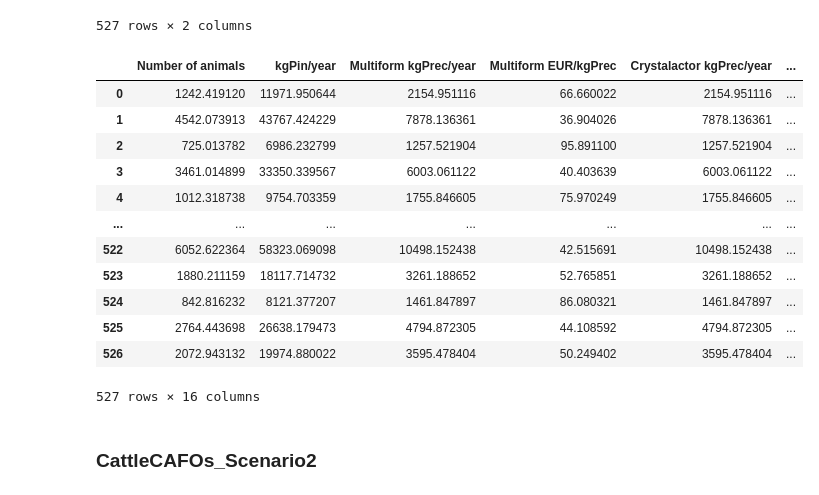
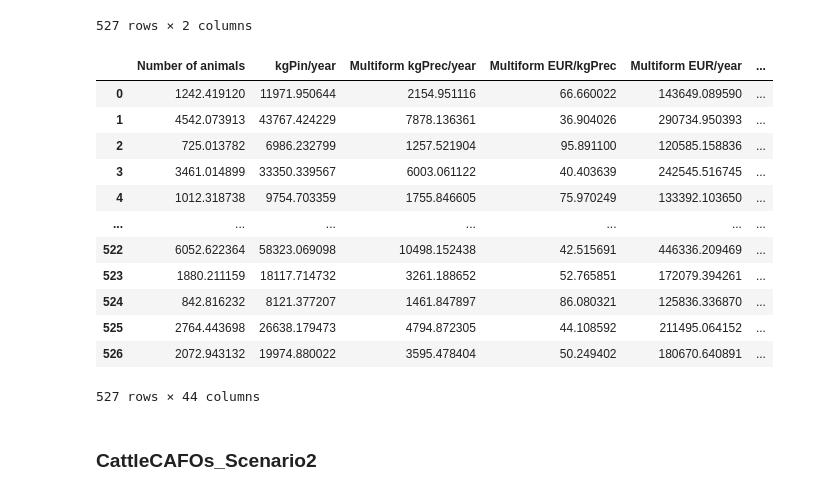
Before and after one commit to emartinher-ULaval/Ontario_P-FlowsRecovery, a Jupyter notebook: Data/PRecoeryOntario.ipynb, the cells around one changed output. Cells and saved outputs as stored; diff of their text form; code cells hidden in the pictures.

Commit message:
Costs ongoing

```diff
--- a/Data/PRecoeryOntario.ipynb
+++ b/Data/PRecoeryOntario.ipynb
@@ -97,38 +97,57 @@ CattleCAFOs_Scenario1
 # %%
 PRecovery_CattleCAFOs_Scenario1 = CattleCAFOs_Scenario1.copy()
 
 PFlow_Type = 'LiquidManure'
 
 SpecPRecCost_Param_LiquidManure = SpecPRecCost_Param.filter(regex=PFlow_Type)
 
 # for index, row in SpecPRecCost_Param_LiquidManure.iterrows():
 for tech in SpecPRecCost_Param_LiquidManure.columns:
     name = tech.rsplit('-')[0]
     PRecovery_CattleCAFOs_Scenario1[name + ' kgPrec/year'] = (PRecovery_CattleCAFOs_Scenario1['kgPin/year']*
                                                               SpecPRecCost_Param_LiquidManure.loc['RecoveryEfficiency'][tech])
 
     TechParam = SpecPRecCost_Param.iloc[1:][tech].dropna().to_list()
 
     PRecovery_CattleCAFOs_Scenario1[name + ' EUR/kgPrec'] = SpecPRecCost(PFlow_Type, name, PRecovery_CattleCAFOs_Scenario1[name + ' kgPrec/year'],
                                                                          i=0.05, n=20, param=TechParam)
 
+    PRecovery_CattleCAFOs_Scenario1[name + ' EUR/year'] = PRecovery_CattleCAFOs_Scenario1[name + ' EUR/kgPrec']*PRecovery_CattleCAFOs_Scenario1[name + ' kgPrec/year']
+
+PFlow_Type = 'SolidManure'
+
+SpecPRecCost_Param_SolidManure = SpecPRecCost_Param.filter(regex=PFlow_Type)
+
+# for index, row in SpecPRecCost_Param_LiquidManure.iterrows():
+for tech in SpecPRecCost_Param_SolidManure.columns:
+    name = tech.rsplit('-')[0]
+    PRecovery_CattleCAFOs_Scenario1[name + ' kgPrec/year'] = (PRecovery_CattleCAFOs_Scenario1['kgPin/year']*
+                                                              SpecPRecCost_Param_SolidManure.loc['RecoveryEfficiency'][tech])
+
+    TechParam = SpecPRecCost_Param.iloc[1:][tech].dropna().to_list()
+
+    PRecovery_CattleCAFOs_Scenario1[name + ' EUR/kgPrec'] = SpecPRecCost(PFlow_Type, name, PRecovery_CattleCAFOs_Scenario1[name + ' kgPrec/year'],
+                                                                         i=0.05, n=20, param=TechParam)
+
+    PRecovery_CattleCAFOs_Scenario1[name + ' EUR/year'] = PRecovery_CattleCAFOs_Scenario1[name + ' EUR/kgPrec'] * PRecovery_CattleCAFOs_Scenario1[name + ' kgPrec/year']
+
 
 PRecovery_CattleCAFOs_Scenario1.to_csv('Results/PRecoveryAndCosts/PRecovery_CattleCAFOs_Scenario1.csv')
 PRecovery_CattleCAFOs_Scenario1
 # %% [output]
-|  | Number of animals | kgPin/year | Multiform kgPrec/year | Multiform EUR/kgPrec | Crystalactor kgPrec/year | ... |
-| 0 | 1242.419120 | 11971.950644 | 2154.951116 | 66.660022 | 2154.951116 | ... |
-| 1 | 4542.073913 | 43767.424229 | 7878.136361 | 36.904026 | 7878.136361 | ... |
-| 2 | 725.013782 | 6986.232799 | 1257.521904 | 95.891100 | 1257.521904 | ... |
-| 3 | 3461.014899 | 33350.339567 | 6003.061122 | 40.403639 | 6003.061122 | ... |
-| 4 | 1012.318738 | 9754.703359 | 1755.846605 | 75.970249 | 1755.846605 | ... |
+|  | Number of animals | kgPin/year | Multiform kgPrec/year | Multiform EUR/kgPrec | Multiform EUR/year | ... |
+| 0 | 1242.419120 | 11971.950644 | 2154.951116 | 66.660022 | 143649.089590 | ... |
+| 1 | 4542.073913 | 43767.424229 | 7878.136361 | 36.904026 | 290734.950393 | ... |
+| 2 | 725.013782 | 6986.232799 | 1257.521904 | 95.891100 | 120585.158836 | ... |
+| 3 | 3461.014899 | 33350.339567 | 6003.061122 | 40.403639 | 242545.516745 | ... |
+| 4 | 1012.318738 | 9754.703359 | 1755.846605 | 75.970249 | 133392.103650 | ... |
 | ... | ... | ... | ... | ... | ... | ... |
-| 522 | 6052.622364 | 58323.069098 | 10498.152438 | 42.515691 | 10498.152438 | ... |
-| 523 | 1880.211159 | 18117.714732 | 3261.188652 | 52.765851 | 3261.188652 | ... |
-| 524 | 842.816232 | 8121.377207 | 1461.847897 | 86.080321 | 1461.847897 | ... |
-| 525 | 2764.443698 | 26638.179473 | 4794.872305 | 44.108592 | 4794.872305 | ... |
-| 526 | 2072.943132 | 19974.880022 | 3595.478404 | 50.249402 | 3595.478404 | ... |
+| 522 | 6052.622364 | 58323.069098 | 10498.152438 | 42.515691 | 446336.209469 | ... |
+| 523 | 1880.211159 | 18117.714732 | 3261.188652 | 52.765851 | 172079.394261 | ... |
+| 524 | 842.816232 | 8121.377207 | 1461.847897 | 86.080321 | 125836.336870 | ... |
+| 525 | 2764.443698 | 26638.179473 | 4794.872305 | 44.108592 | 211495.064152 | ... |
+| 526 | 2072.943132 | 19974.880022 | 3595.478404 | 50.249402 | 180670.640891 | ... |
-527 rows × 16 columns
+527 rows × 44 columns
 # %% [markdown]
 ### CattleCAFOs_Scenario2
 # %%
```
Also changed, not shown: parts of 14 cells of this notebook, 13 other files.
